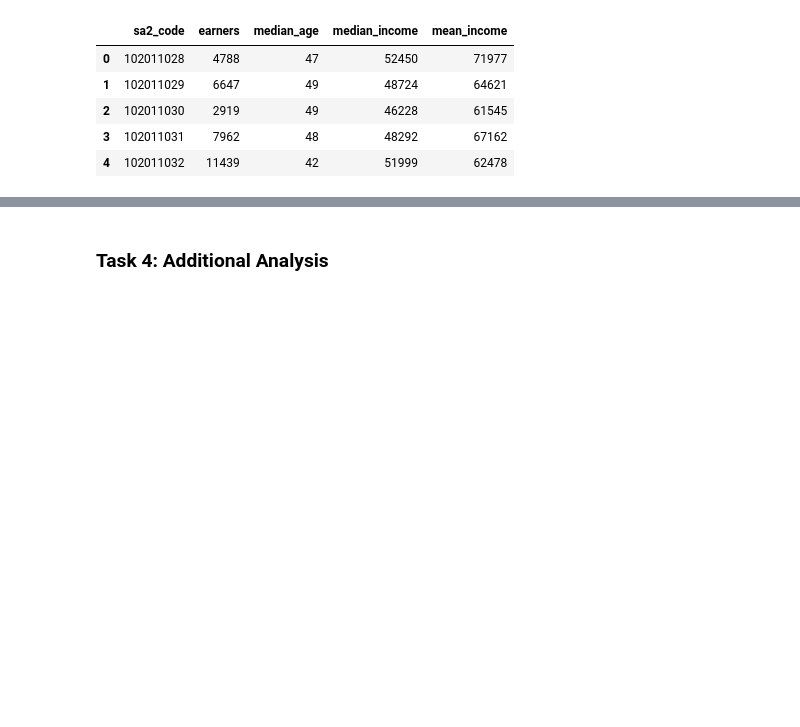
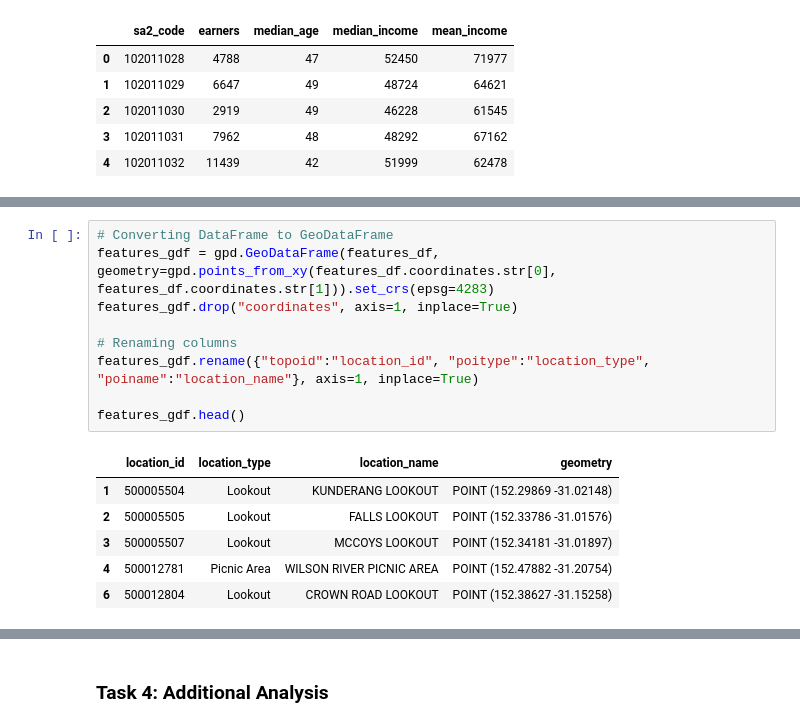
Before and after one commit to FixItChris/DATA2901, a Jupyter notebook: Report.ipynb, the cells around one changed output, grey strips where cells are left out. Saved outputs shown, nothing was run; the diff lists cells and outputs as text; blank space fills up the shorter version.

```diff
--- a/Report.ipynb
+++ b/Report.ipynb
@@ -883,0 +955,16 @@ query(conn, "SELECT * FROM income LIMIT 5;")
+# %%
+# Converting DataFrame to GeoDataFrame
+features_gdf = gpd.GeoDataFrame(features_df, geometry=gpd.points_from_xy(features_df.coordinates.str[0], features_df.coordinates.str[1])).set_crs(epsg=4283)
+features_gdf.drop("coordinates", axis=1, inplace=True)
+
+# Renaming columns
+features_gdf.rename({"topoid":"location_id", "poitype":"location_type", "poiname":"location_name"}, axis=1, inplace=True)
+
+features_gdf.head()
+# %% [output]
+|  | location_id | location_type | location_name | geometry |
+| 1 | 500005504 | Lookout | KUNDERANG LOOKOUT | POINT (152.29869 -31.02148) |
+| 2 | 500005505 | Lookout | FALLS LOOKOUT | POINT (152.33786 -31.01576) |
+| 3 | 500005507 | Lookout | MCCOYS LOOKOUT | POINT (152.34181 -31.01897) |
+| 4 | 500012781 | Picnic Area | WILSON RIVER PICNIC AREA | POINT (152.47882 -31.20754) |
+| 6 | 500012804 | Lookout | CROWN ROAD LOOKOUT | POINT (152.38627 -31.15258) |
```
Also changed, not shown: parts of 19 cells of this notebook, 2 other files.
